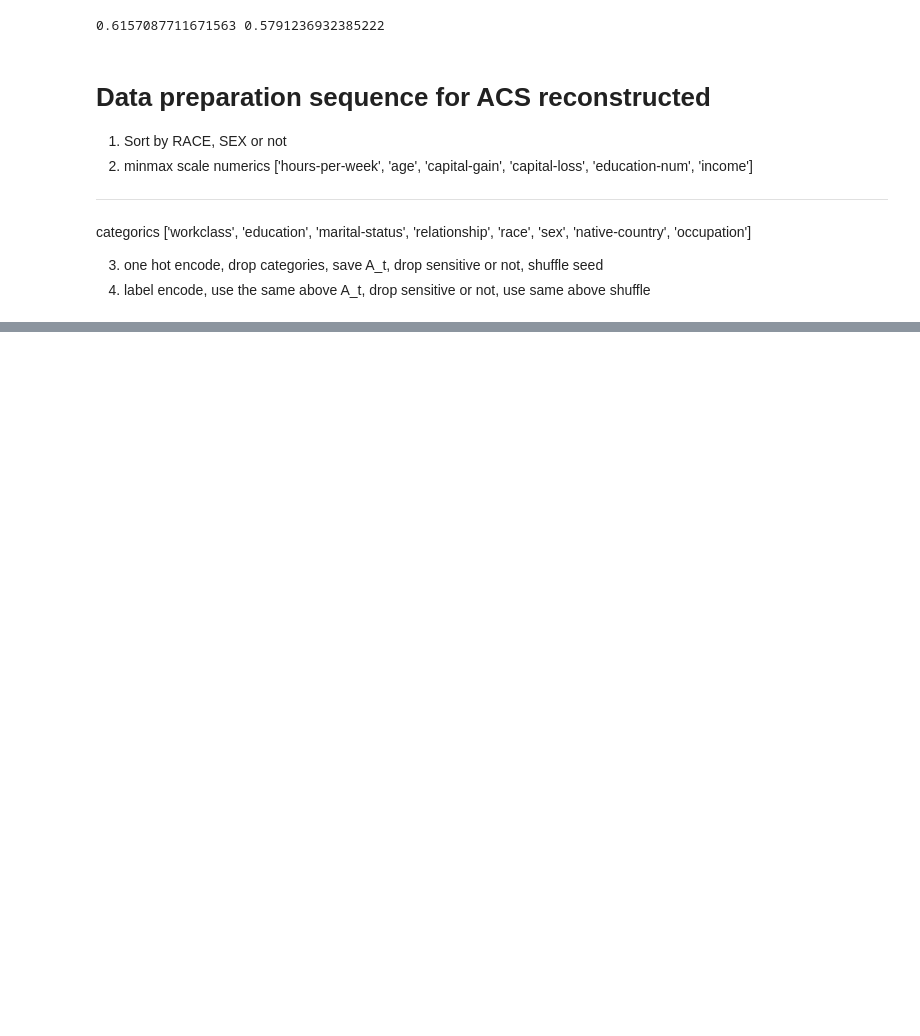
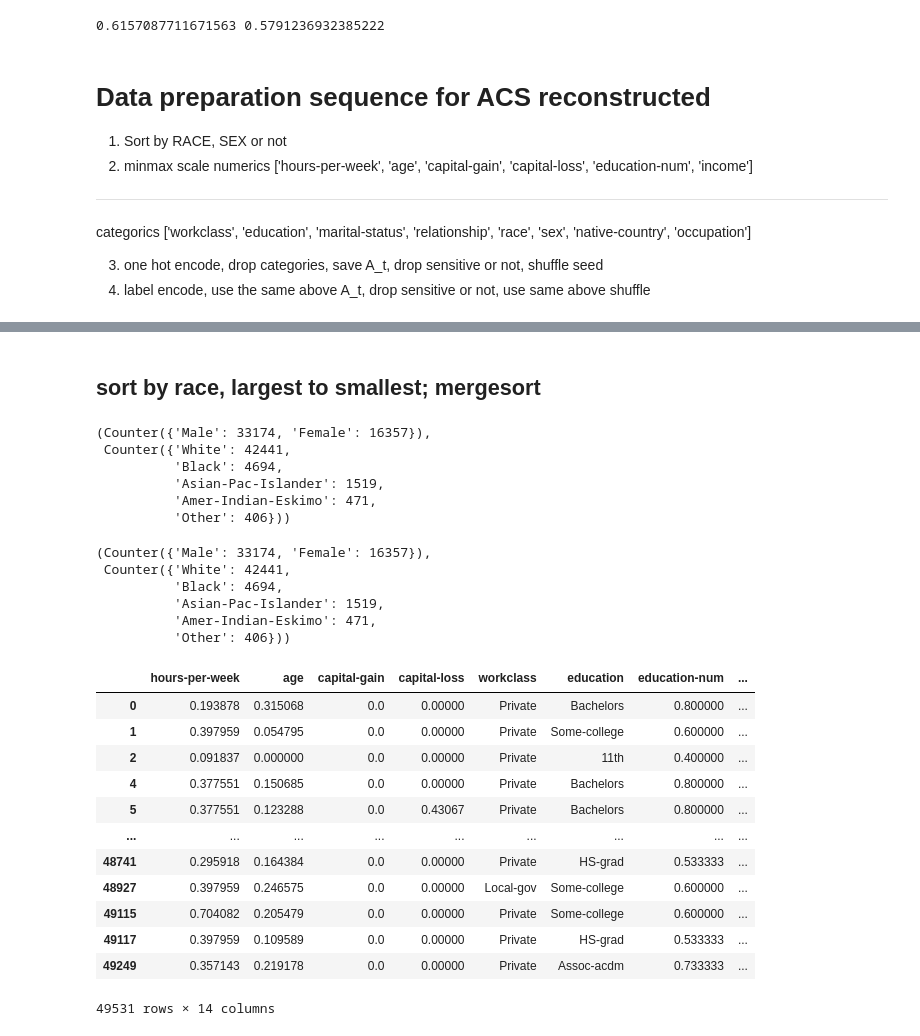
Before and after one commit to krishnacharya/multidecomp, a Jupyter notebook: jupyter_scripts/6exploratory_adult.ipynb, the cells around one changed output, grey strips where cells are left out. Drawn from its saved outputs; the diff is of its cells as text; code cells hidden in the pictures; blank space fills up the shorter version.

Commit message:
adds dataframes and nparrays for adult income reconstructed for og, sorted race, sorted sex

```diff
--- a/jupyter_scripts/6exploratory_adult.ipynb
+++ b/jupyter_scripts/6exploratory_adult.ipynb
@@ -241,0 +256,4 @@ categorics ['workclass', 'education', 'marital-status', 'relationship', 'race',
+# %%
+numeric_all = ['hours-per-week', 'age', 'capital-gain', 'capital-loss', 'education-num', 'income']
+cat_feat = ['workclass', 'education', 'marital-status', 'relationship', 'race', 'sex', 'native-country', 'occupation']
+print(len(numeric_all), len(cat_feat))
@@ -241,0 +262,8 @@ categorics ['workclass', 'education', 'marital-status', 'relationship', 'race',
+# %%
+df_adult = pd.read_csv('./data_small/adult_reconstruction.csv')
+# %%
+df_adult_mm = numeric_scaler(df_adult, numeric_all)
+df_adult_mm_oh = one_hot(df_adult_mm, cat_feat)
+df_adult_mm_oh.drop(cat_feat, axis = 1, inplace=True) # drop the categorics that were used to one hot encode
+df_adult_mm_oh = df_adult_mm_oh * 1.0 # make bool true, false into 1.0, 0.0
+df_adult_mm_oh.head()
@@ -241,0 +340,39 @@ categorics ['workclass', 'education', 'marital-status', 'relationship', 'race',
+# %% [markdown]
+## sort by race, largest to smallest; mergesort
+# %%
+from collections import Counter
+Counter(df_adult['sex']), Counter(df_adult['race'])
+# %% [output]
+(Counter({'Male': 33174, 'Female': 16357}),
+ Counter({'White': 42441,
+          'Black': 4694,
+          'Asian-Pac-Islander': 1519,
+          'Amer-Indian-Eskimo': 471,
+          'Other': 406}))
+# %%
+Counter(df_adult_mm['sex']), Counter(df_adult_mm['race'])
+# %% [output]
+(Counter({'Male': 33174, 'Female': 16357}),
+ Counter({'White': 42441,
+          'Black': 4694,
+          'Asian-Pac-Islander': 1519,
+          'Amer-Indian-Eskimo': 471,
+          'Other': 406}))
+# %%
+df_adult_mm_racels = df_adult_mm.sort_values(by='race', key=lambda x: x.map(x.value_counts()), ascending=False, inplace = False, kind = 'mergesort')
+# %%
+df_adult_mm_racels
+# %% [output]
+|  | hours-per-week | age | capital-gain | capital-loss | workclass | education | education-num | ... |
+| 0 | 0.193878 | 0.315068 | 0.0 | 0.00000 | Private | Bachelors | 0.800000 | ... |
+| 1 | 0.397959 | 0.054795 | 0.0 | 0.00000 | Private | Some-college | 0.600000 | ... |
+| 2 | 0.091837 | 0.000000 | 0.0 | 0.00000 | Private | 11th | 0.400000 | ... |
+| 4 | 0.377551 | 0.150685 | 0.0 | 0.00000 | Private | Bachelors | 0.800000 | ... |
+| 5 | 0.377551 | 0.123288 | 0.0 | 0.43067 | Private | Bachelors | 0.800000 | ... |
+| ... | ... | ... | ... | ... | ... | ... | ... | ... |
+| 48741 | 0.295918 | 0.164384 | 0.0 | 0.00000 | Private | HS-grad | 0.533333 | ... |
+| 48927 | 0.397959 | 0.246575 | 0.0 | 0.00000 | Local-gov | Some-college | 0.600000 | ... |
+| 49115 | 0.704082 | 0.205479 | 0.0 | 0.00000 | Private | Some-college | 0.600000 | ... |
+| 49117 | 0.397959 | 0.109589 | 0.0 | 0.00000 | Private | HS-grad | 0.533333 | ... |
+| 49249 | 0.357143 | 0.219178 | 0.0 | 0.00000 | Private | Assoc-acdm | 0.733333 | ... |
+49531 rows × 14 columns
```
Also changed, not shown: parts of 42 cells of this notebook, 2 other files.
